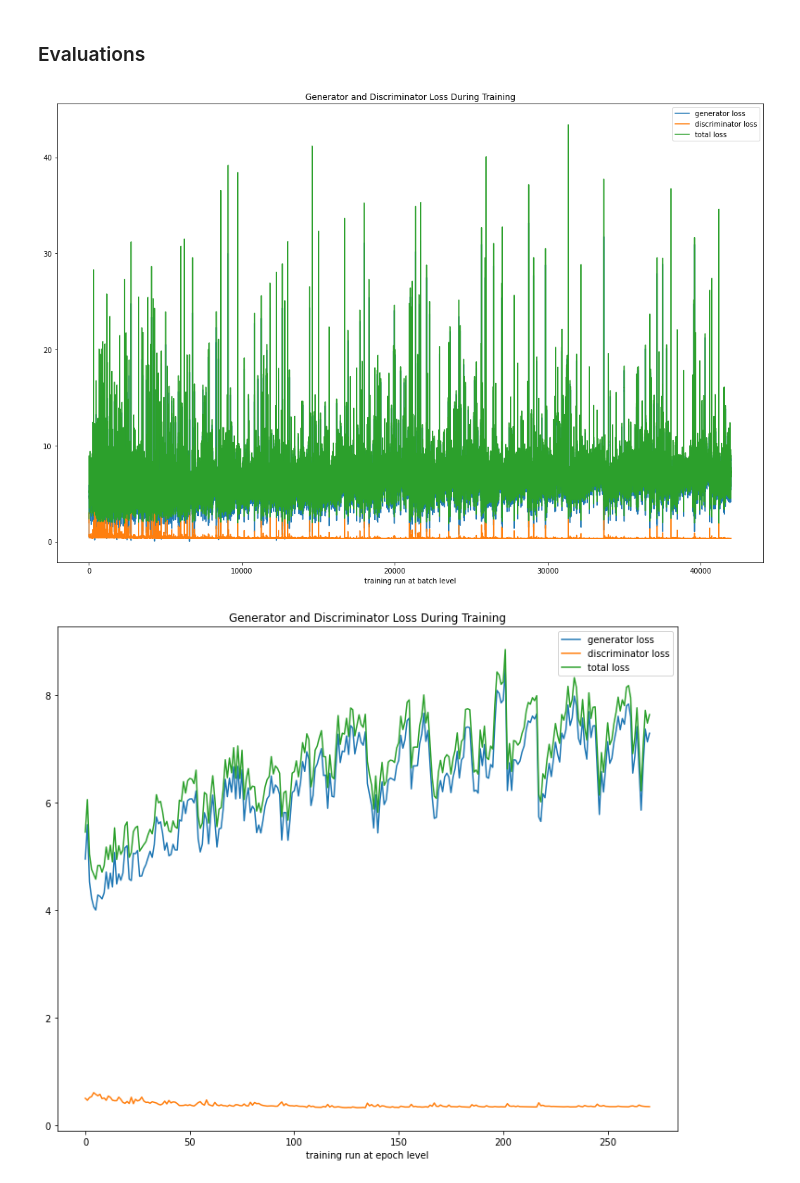
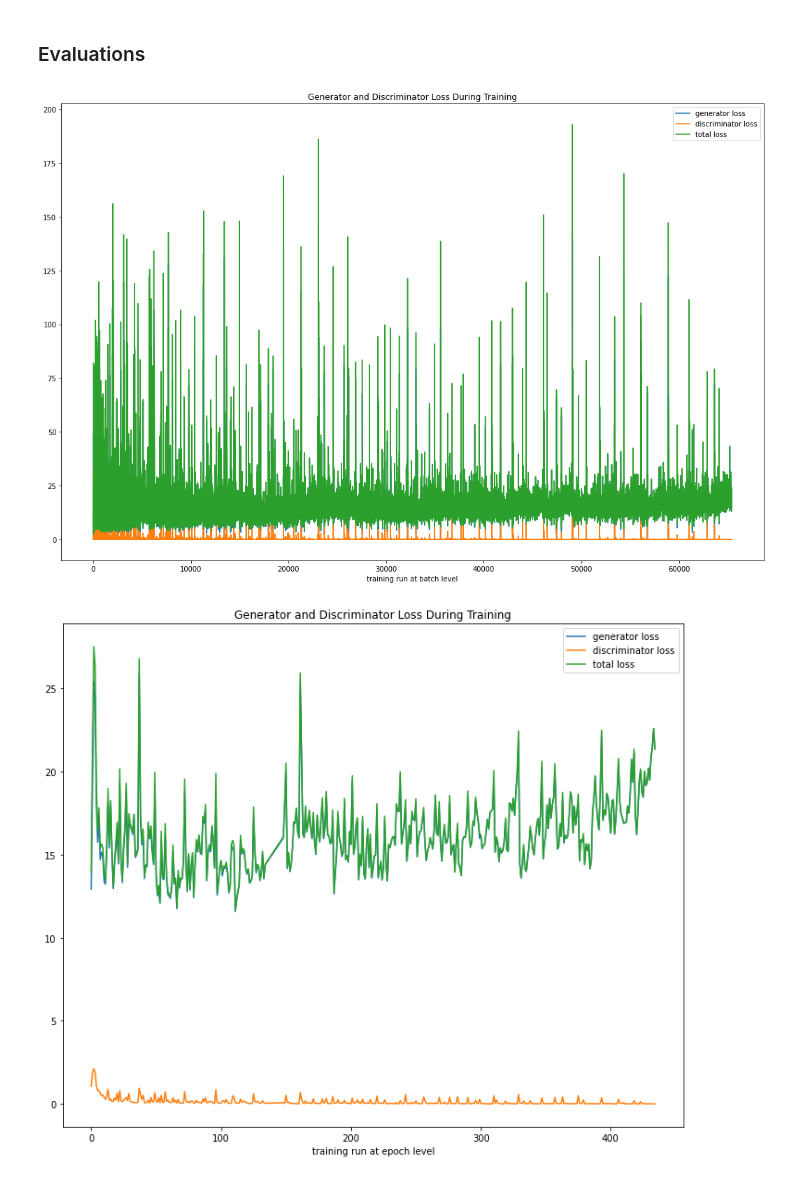
Before and after one commit to snowshine/NFTCreators, a Jupyter notebook: gan/gan_evaluation.ipynb, the cells around one changed output. Saved outputs shown, nothing was run; the diff lists cells and outputs as text; code cells hidden in the pictures.

```diff
--- a/gan/gan_evaluation.ipynb
+++ b/gan/gan_evaluation.ipynb
@@ -275,14 +275,14 @@ apes (combined-apes)
 # %% [markdown]
 ### Evaluations
 # %%
-collection = "tubbycats"
+collection = "meebits"
 
 # display training loss metrics, both batch and epoch level
 loss_metrics_chart(collection, 'batch')
 loss_metrics_chart(collection, 'epoch')
 # %% [output]
-[figure, old version]
+[figure, new version]
-[figure, old version]
+[figure, new version]
 # %%
 batch_size = 200
 view_img_square = 3 # generated samples to view in square, i.e 3x3=9
```
Also changed, not shown: parts of 2 cells of this notebook.
